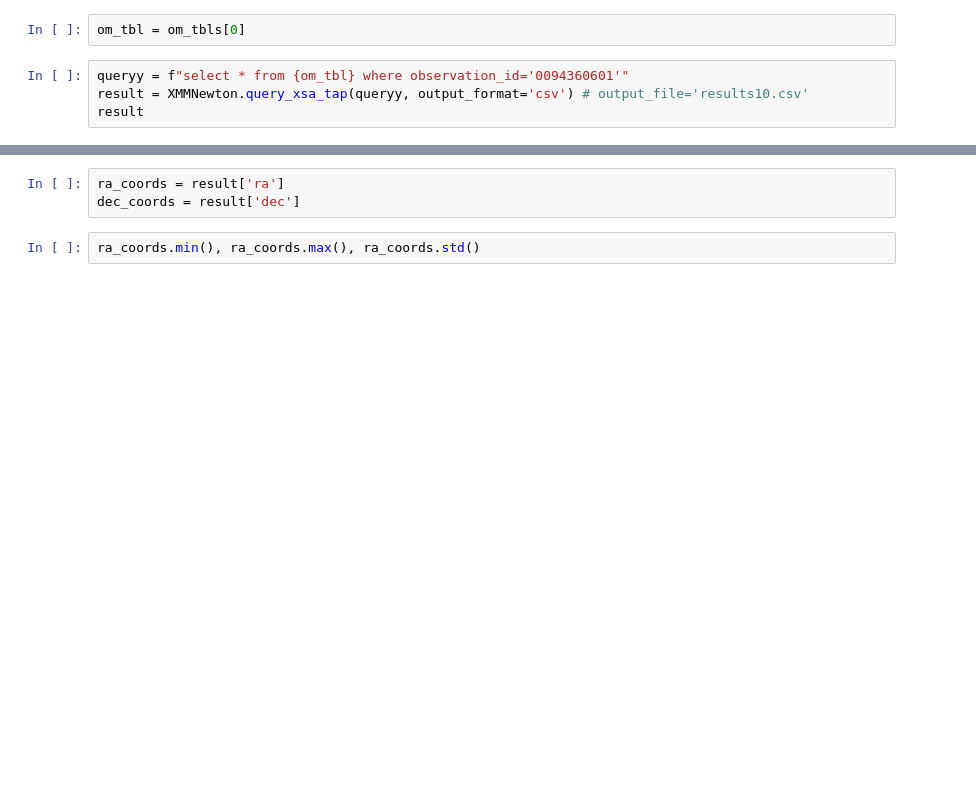
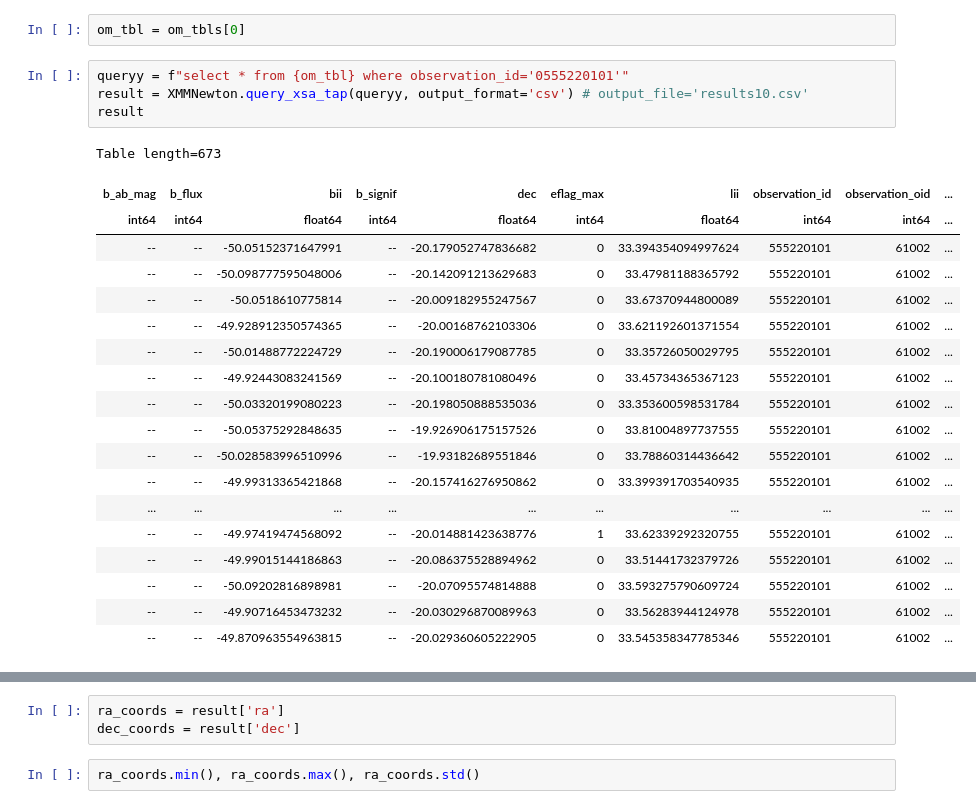
Before and after one commit to ESA-Datalabs/XAMI-model, a Jupyter notebook: _03_OM_catalogue_access.ipynb, the cells around one changed output, grey strips where cells are left out. Saved outputs shown, nothing was run; the diff lists cells and outputs as text; blank space fills up the shorter version.

```diff
--- a/_03_OM_catalogue_access.ipynb
+++ b/_03_OM_catalogue_access.ipynb
@@ -12,6 +101,26 @@ XMMNewton.get_columns(om_tbls[0])#, XMMNewton.get_columns(om_tbls[1])
 # %%
 om_tbl = om_tbls[0]
 # %%
-queryy = f"select * from {om_tbl} where observation_id='0094360601'"
+queryy = f"select * from {om_tbl} where observation_id='0555220101'"
 result = XMMNewton.query_xsa_tap(queryy, output_format='csv') # output_file='results10.csv'
 result
+# %% [output]
+Table length=673
+| b_ab_mag | b_flux | bii | b_signif | dec | eflag_max | lii | observation_id | observation_oid | ... |
+| int64 | int64 | float64 | int64 | float64 | int64 | float64 | int64 | int64 | ... |
+| -- | -- | -50.05152371647991 | -- | -20.179052747836682 | 0 | 33.394354094997624 | 555220101 | 61002 | ... |
+| -- | -- | -50.098777595048006 | -- | -20.142091213629683 | 0 | 33.47981188365792 | 555220101 | 61002 | ... |
+| -- | -- | -50.0518610775814 | -- | -20.009182955247567 | 0 | 33.67370944800089 | 555220101 | 61002 | ... |
+| -- | -- | -49.928912350574365 | -- | -20.00168762103306 | 0 | 33.621192601371554 | 555220101 | 61002 | ... |
+| -- | -- | -50.01488772224729 | -- | -20.190006179087785 | 0 | 33.35726050029795 | 555220101 | 61002 | ... |
+| -- | -- | -49.92443083241569 | -- | -20.100180781080496 | 0 | 33.45734365367123 | 555220101 | 61002 | ... |
+| -- | -- | -50.03320199080223 | -- | -20.198050888535036 | 0 | 33.353600598531784 | 555220101 | 61002 | ... |
+| -- | -- | -50.05375292848635 | -- | -19.926906175157526 | 0 | 33.81004897737555 | 555220101 | 61002 | ... |
+| -- | -- | -50.028583996510996 | -- | -19.93182689551846 | 0 | 33.78860314436642 | 555220101 | 61002 | ... |
+| -- | -- | -49.99313365421868 | -- | -20.157416276950862 | 0 | 33.399391703540935 | 555220101 | 61002 | ... |
+| ... | ... | ... | ... | ... | ... | ... | ... | ... | ... |
+| -- | -- | -49.97419474568092 | -- | -20.014881423638776 | 1 | 33.62339292320755 | 555220101 | 61002 | ... |
+| -- | -- | -49.99015144186863 | -- | -20.086375528894962 | 0 | 33.51441732379726 | 555220101 | 61002 | ... |
+| -- | -- | -50.09202816898981 | -- | -20.07095574814888 | 0 | 33.593275790609724 | 555220101 | 61002 | ... |
+| -- | -- | -49.90716453473232 | -- | -20.030296870089963 | 0 | 33.56283944124978 | 555220101 | 61002 | ... |
+| -- | -- | -49.870963554963815 | -- | -20.029360605222905 | 0 | 33.545358347785346 | 555220101 | 61002 | ... |
```
Also changed, not shown: parts of 10 cells of this notebook.
